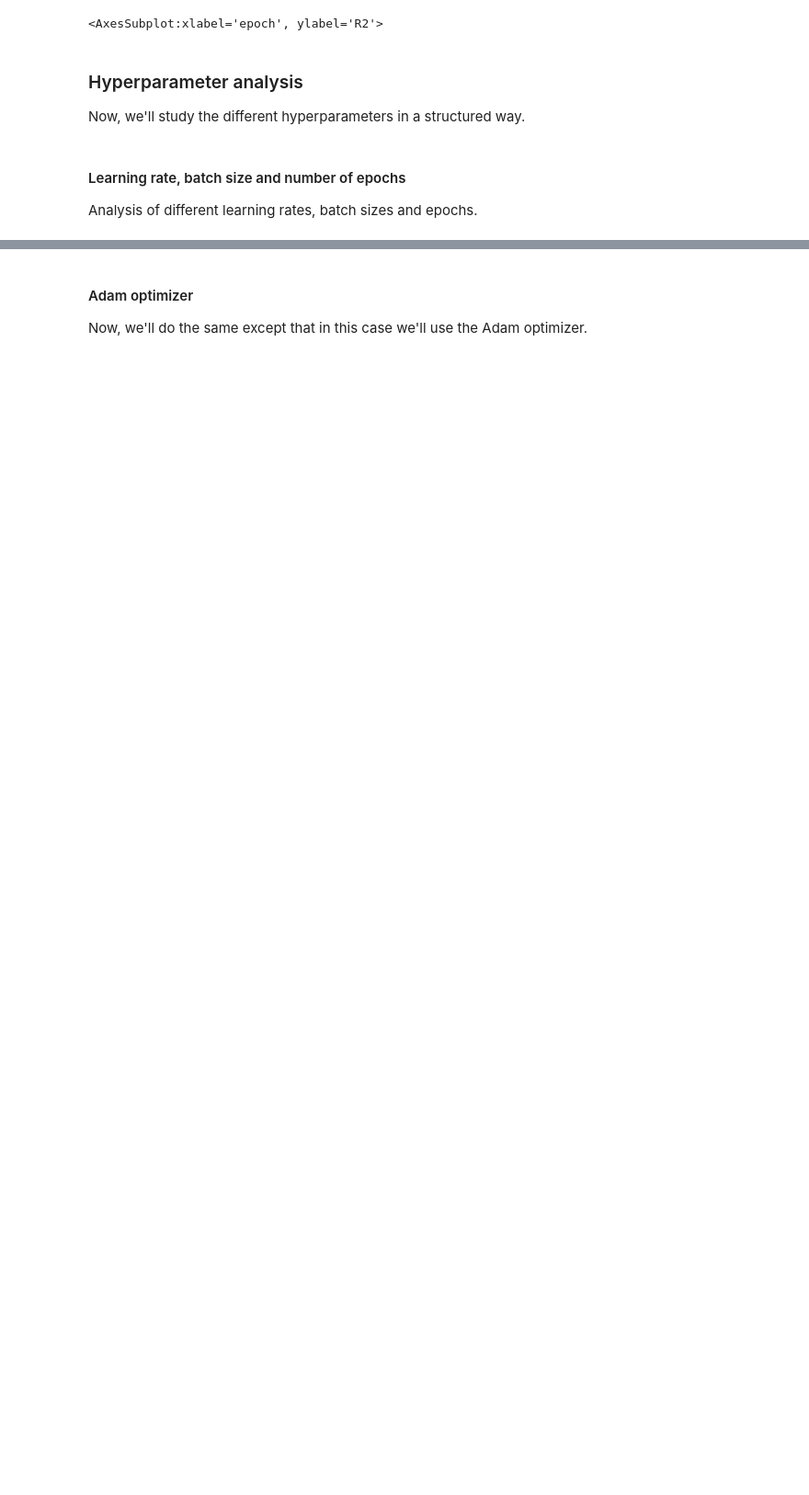
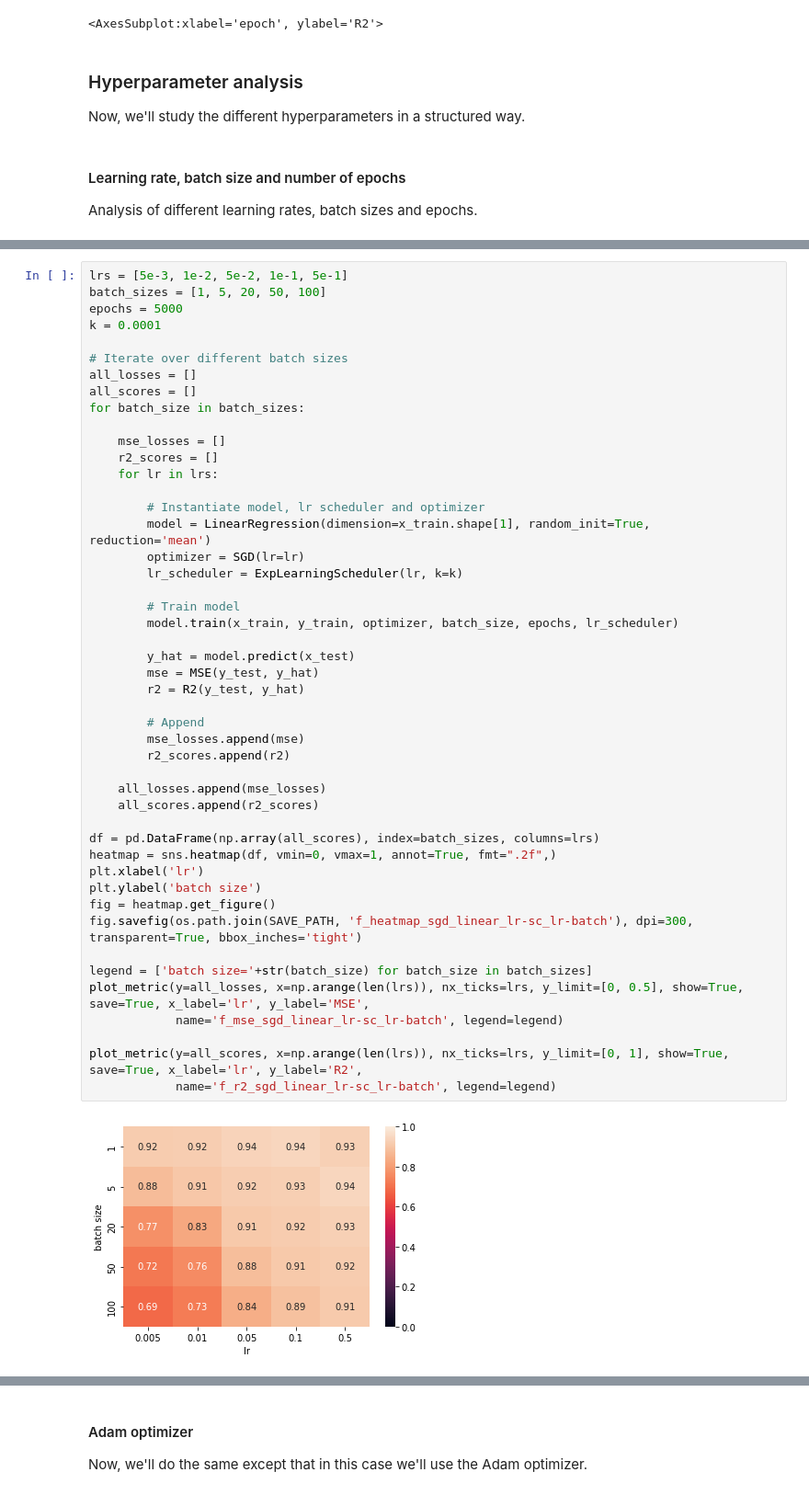
Before and after one commit to frederikrogge/compsci-project, a Jupyter notebook: Notebooks/task_f.ipynb, the cells around one changed output, grey strips where cells are left out. Shown: that part at 92% size. Saved outputs shown, nothing was run; the diff lists cells and outputs as text; blank space fills up the shorter version.

```diff
--- a/Notebooks/task_f.ipynb
+++ b/Notebooks/task_f.ipynb
@@ -158,0 +163,49 @@ Results for 5000 epochs
+# %%
+lrs = [5e-3, 1e-2, 5e-2, 1e-1, 5e-1]
+batch_sizes = [1, 5, 20, 50, 100]
+epochs = 5000
+k = 0.0001
+
+# Iterate over different batch sizes
+all_losses = []
+all_scores = []
+for batch_size in batch_sizes:
+
+    mse_losses = []
+    r2_scores = []
+    for lr in lrs:
+
+        # Instantiate model, lr scheduler and optimizer
+        model = LinearRegression(dimension=x_train.shape[1], random_init=True, reduction='mean')
+        optimizer = SGD(lr=lr)
+        lr_scheduler = ExpLearningScheduler(lr, k=k)
+
+        # Train model
+        model.train(x_train, y_train, optimizer, batch_size, epochs, lr_scheduler)
+
+        y_hat = model.predict(x_test)
+        mse = MSE(y_test, y_hat)
+        r2 = R2(y_test, y_hat)
+
+        # Append
+        mse_losses.append(mse)
+        r2_scores.append(r2)
+
+    all_losses.append(mse_losses)
+    all_scores.append(r2_scores)
+
+df = pd.DataFrame(np.array(all_scores), index=batch_sizes, columns=lrs)
+heatmap = sns.heatmap(df, vmin=0, vmax=1, annot=True, fmt=".2f",)
+plt.xlabel('lr')
+plt.ylabel('batch size')
+fig = heatmap.get_figure()
+fig.savefig(os.path.join(SAVE_PATH, 'f_heatmap_sgd_linear_lr-sc_lr-batch'), dpi=300, transparent=True, bbox_inches='tight')
+
+legend = ['batch size='+str(batch_size) for batch_size in batch_sizes]
+plot_metric(y=all_losses, x=np.arange(len(lrs)), nx_ticks=lrs, y_limit=[0, 0.5], show=True, save=True, x_label='lr', y_label='MSE',
+            name='f_mse_sgd_linear_lr-sc_lr-batch', legend=legend)
+
+plot_metric(y=all_scores, x=np.arange(len(lrs)), nx_ticks=lrs, y_limit=[0, 1], show=True, save=True, x_label='lr', y_label='R2',
+            name='f_r2_sgd_linear_lr-sc_lr-batch', legend=legend)
+# %% [output]
+[figure, added]
```
Also changed, not shown: parts of 13 cells of this notebook, 38 other files.
